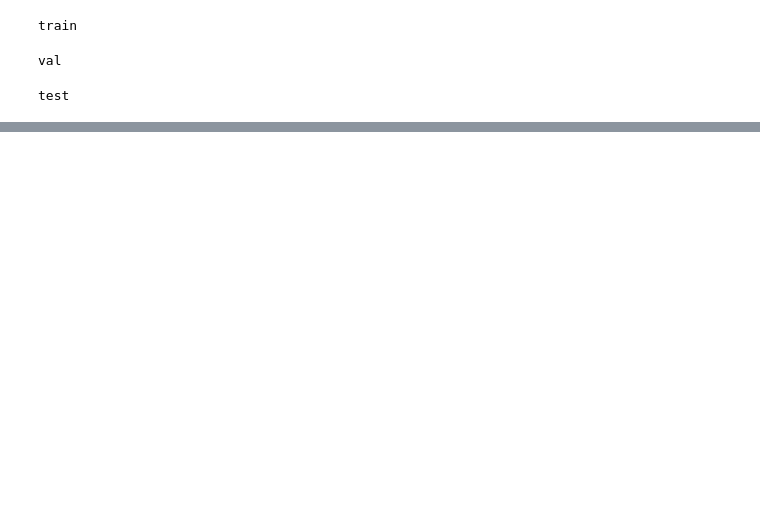
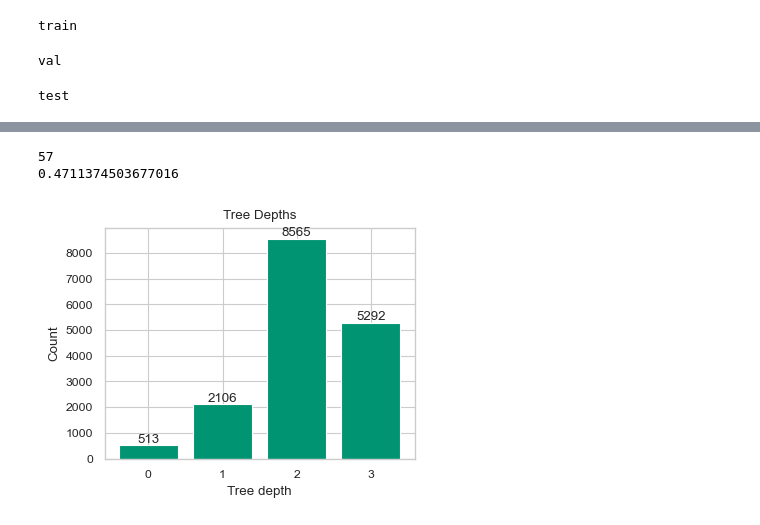
Before and after one commit to Quicken90905/MassSpecGym, a Jupyter notebook: notebooks/MSn/main.ipynb, the cells around one changed output, grey strips where cells are left out. Saved outputs shown, nothing was run; the diff lists cells and outputs as text; code cells hidden in the pictures; blank space fills up the shorter version.

```diff
--- a/notebooks/MSn/main.ipynb
+++ b/notebooks/MSn/main.ipynb
@@ -247,0 +177,25 @@ TypeError: linear(): argument 'input' (position 1) must be Tensor, not DataBatch
+# %%
+print(max_train_tanimotos.count(1))
+print(np.average(max_train_tanimotos))
+# %% [output]
+57
+0.4711374503677016
+# %%
+branching = msn_dataset.tree_depths
+bins = [0, 1, 2, 3, 4]  # Extend the bins to include the upper edge
+
+counts, _ = np.histogram(branching, bins=bins)
+
+plt.bar(bins[:-1], counts, width=0.8, align='center')
+plt.title("Tree Depths")
+plt.xlabel("Tree depth")
+plt.ylabel("Count")
+plt.xticks(bins[:-1])
+
+# Add the number of occurrences above the bars
+for i, count in enumerate(counts):
+    plt.text(bins[i], count, str(count), ha='center', va='bottom')
+
+plt.show()
+# %% [output]
+[figure, added]
```
Also changed, not shown: parts of 20 cells of this notebook, 10 other files.
